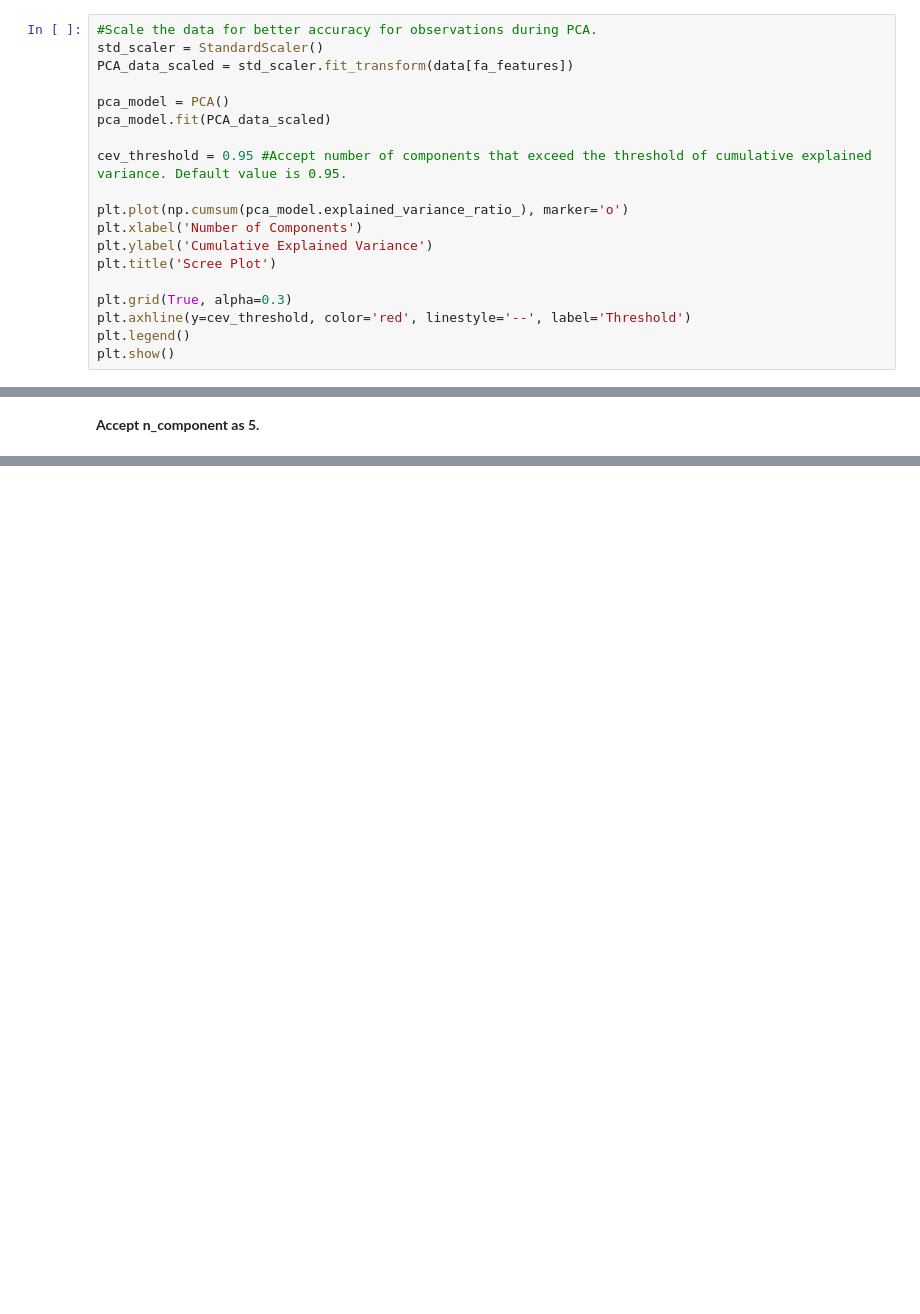
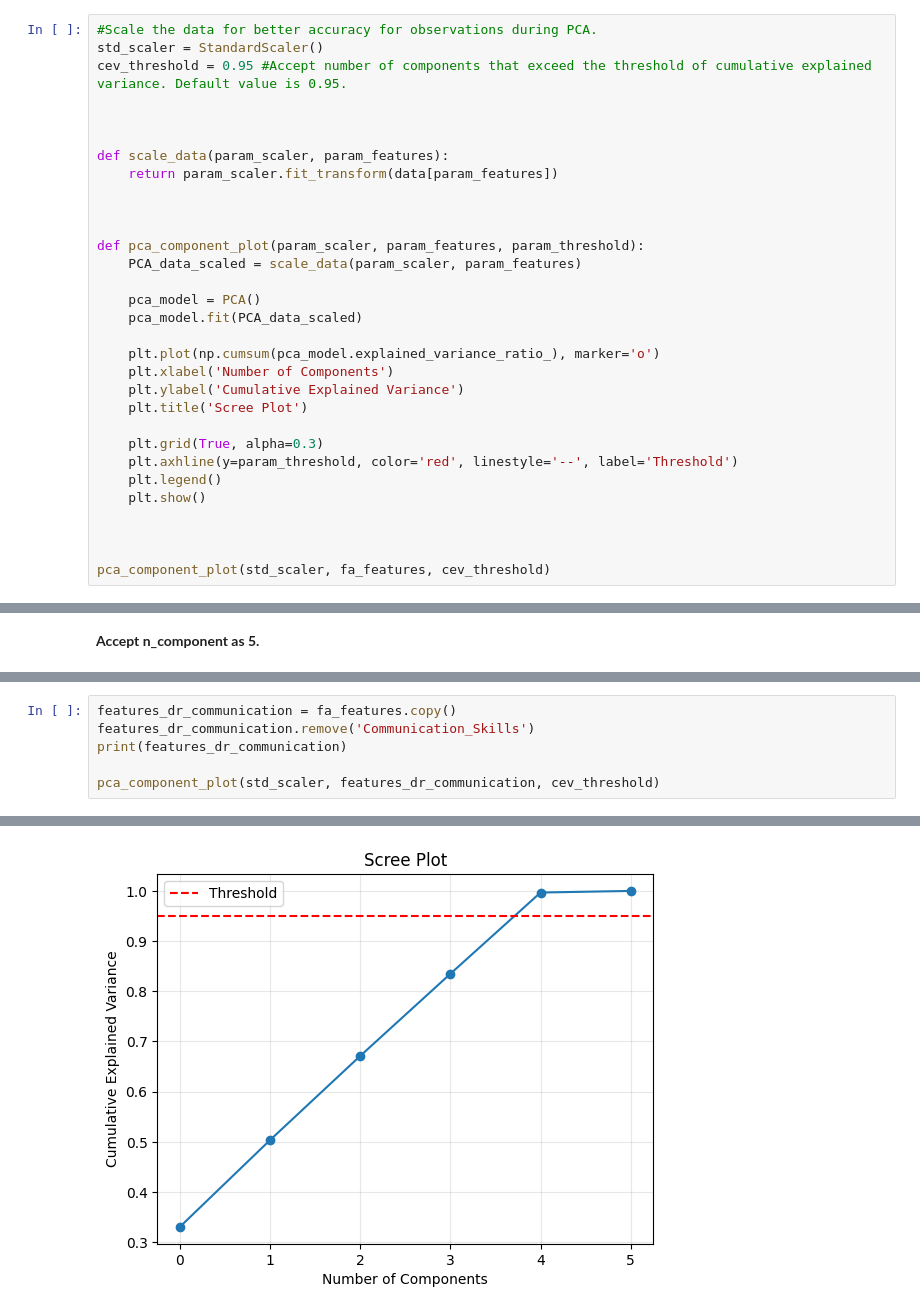
Before and after one commit to Chungj2000/DataAnalysis, a Jupyter notebook: Kaggle/College Student Placement Factors/Workbook.ipynb, the cells around one changed output, grey strips where cells are left out. Cells and saved outputs as stored; diff of their text form; blank space fills up the shorter version.

```diff
--- a/Kaggle/College Student Placement Factors/Workbook.ipynb
+++ b/Kaggle/College Student Placement Factors/Workbook.ipynb
@@ -325,22 +325,34 @@ Identify n_components for PCA.
 # %%
 #Scale the data for better accuracy for observations during PCA.
 std_scaler = StandardScaler()
-PCA_data_scaled = std_scaler.fit_transform(data[fa_features])
-
-pca_model = PCA()
-pca_model.fit(PCA_data_scaled)
-
 cev_threshold = 0.95 #Accept number of components that exceed the threshold of cumulative explained variance. Default value is 0.95.
 
-plt.plot(np.cumsum(pca_model.explained_variance_ratio_), marker='o')
-plt.xlabel('Number of Components')
-plt.ylabel('Cumulative Explained Variance')
-plt.title('Scree Plot')
 
-plt.grid(True, alpha=0.3)
-plt.axhline(y=cev_threshold, color='red', linestyle='--', label='Threshold')
-plt.legend()
-plt.show()
+
+def scale_data(param_scaler, param_features):
+    return param_scaler.fit_transform(data[param_features])
+
+
+
+def pca_component_plot(param_scaler, param_features, param_threshold):
+    PCA_data_scaled = scale_data(param_scaler, param_features)
+
+    pca_model = PCA()
+    pca_model.fit(PCA_data_scaled)
+
+    plt.plot(np.cumsum(pca_model.explained_variance_ratio_), marker='o')
+    plt.xlabel('Number of Components')
+    plt.ylabel('Cumulative Explained Variance')
+    plt.title('Scree Plot')
+
+    plt.grid(True, alpha=0.3)
+    plt.axhline(y=param_threshold, color='red', linestyle='--', label='Threshold')
+    plt.legend()
+    plt.show()
+
+
+
+pca_component_plot(std_scaler, fa_features, cev_threshold)
 # %% [output]
 [figure]
 # %% [markdown]
@@ -409,0 +434,7 @@ Where Principle Component 1 explains the most data variance, with higher indexes
+# %%
+features_dr_communication = fa_features.copy()
+features_dr_communication.remove('Communication_Skills')
+print(features_dr_communication)
+
+pca_component_plot(std_scaler, features_dr_communication, cev_threshold)
+# %% [output]
@@ -409,0 +442 @@ Where Principle Component 1 explains the most data variance, with higher indexes
+[figure, added]
```
Also changed, not shown: parts of 15 cells of this notebook.
